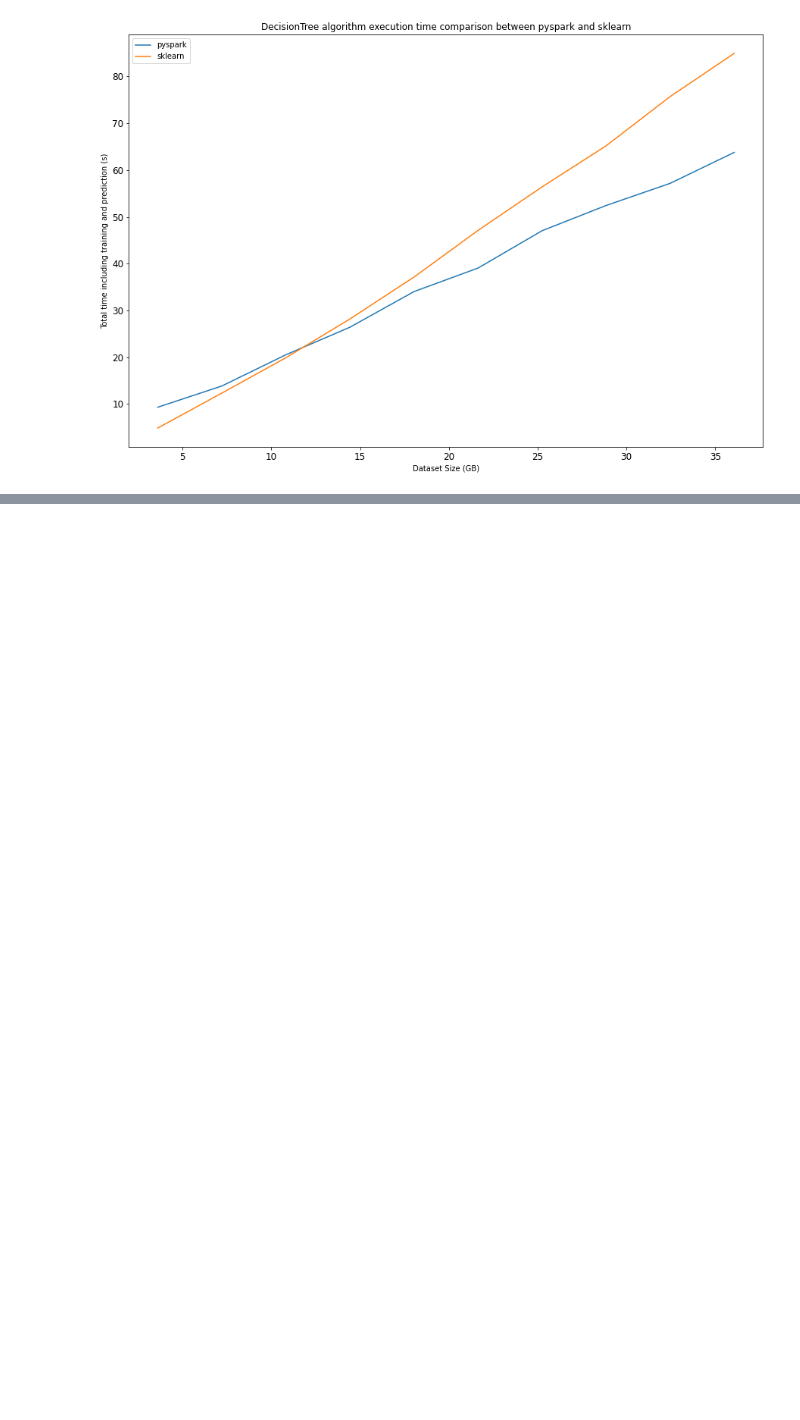
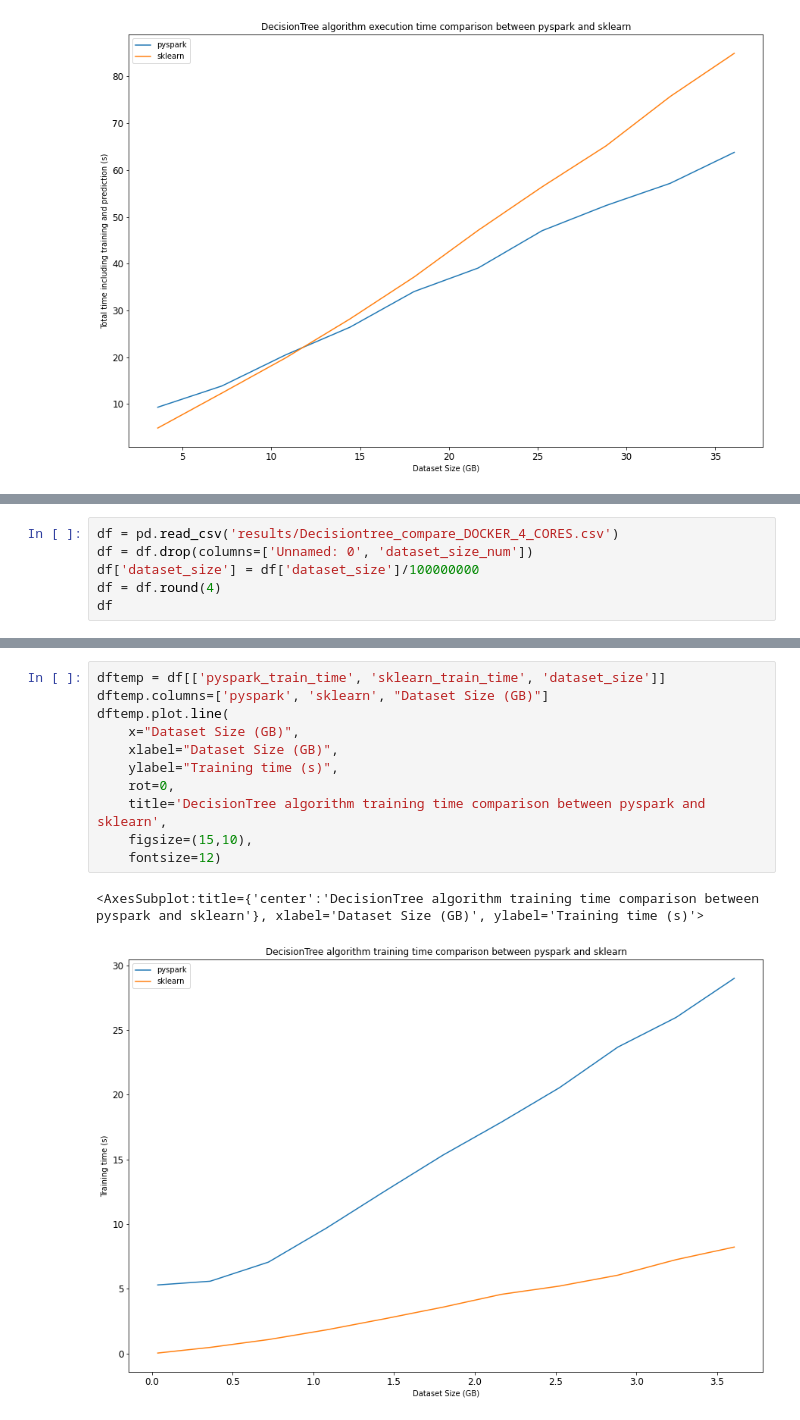
Before and after one commit to marcelomdevasconcellos/pyspark-distributed-classification, a Jupyter notebook: decisiontree_compare_rapport.ipynb, the cells around one changed output, grey strips where cells are left out. Saved outputs shown, nothing was run; the diff lists cells and outputs as text; blank space fills up the shorter version.

```diff
--- a/decisiontree_compare_rapport.ipynb
+++ b/decisiontree_compare_rapport.ipynb
@@ -85,0 +169,6 @@ dftemp1
+# %%
+df = pd.read_csv('results/Decisiontree_compare_DOCKER_4_CORES.csv')
+df = df.drop(columns=['Unnamed: 0', 'dataset_size_num'])
+df['dataset_size'] = df['dataset_size']/100000000
+df = df.round(4)
+df
@@ -85,0 +188,14 @@ dftemp1
+# %%
+dftemp = df[['pyspark_train_time', 'sklearn_train_time', 'dataset_size']]
+dftemp.columns=['pyspark', 'sklearn', "Dataset Size (GB)"]
+dftemp.plot.line(
+    x="Dataset Size (GB)",
+    xlabel="Dataset Size (GB)",
+    ylabel="Training time (s)",
+    rot=0,
+    title='DecisionTree algorithm training time comparison between pyspark and sklearn',
+    figsize=(15,10),
+    fontsize=12)
+# %% [output]
+<AxesSubplot:title={'center':'DecisionTree algorithm training time comparison between pyspark and sklearn'}, xlabel='Dataset Size (GB)', ylabel='Training time (s)'>
+[figure, added]
```
Also changed, not shown: parts of 19 cells of this notebook, 2 other files.
